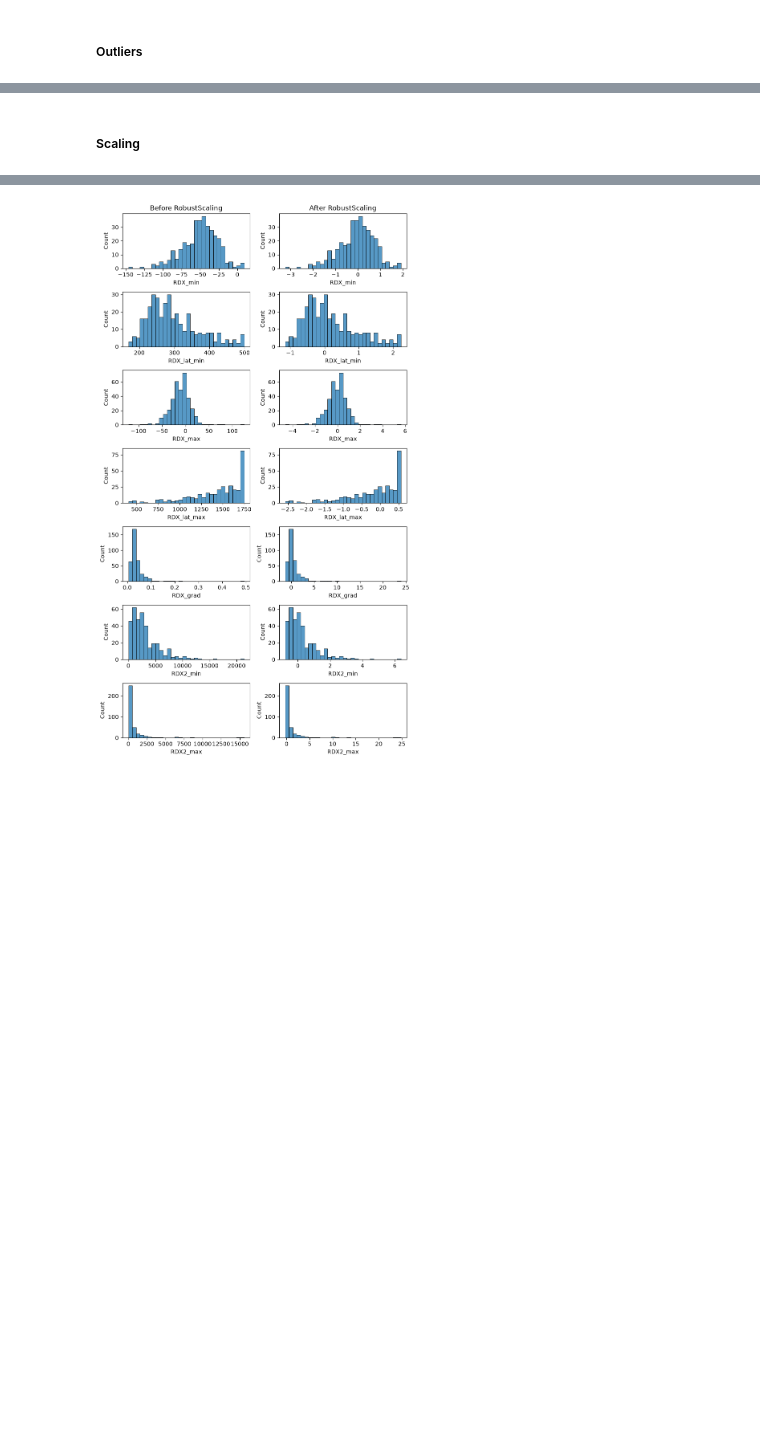
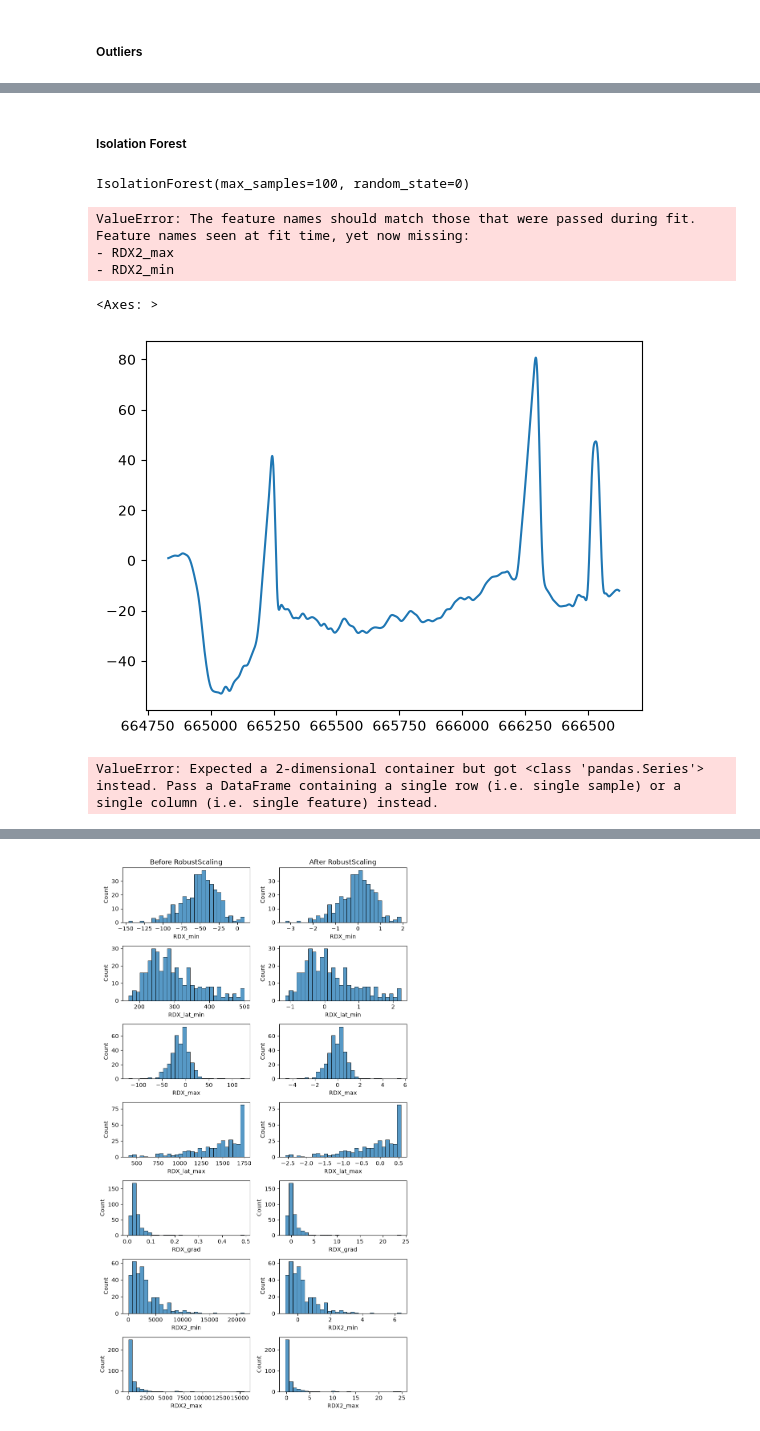
Before and after one commit to arthbreaker/2026_M1_internship, a Jupyter notebook: data_preparation.ipynb, the cells around one changed output, grey strips where cells are left out. Saved outputs shown, nothing was run; the diff lists cells and outputs as text; code cells hidden in the pictures; blank space fills up the shorter version.

```diff
--- a/data_preparation.ipynb
+++ b/data_preparation.ipynb
@@ -172,2 +172,60 @@ KeyboardInterrupt:
-# %% [markdown]
-##### Scaling
+# %% [markdown]
+##### Isolation Forest
+# %%
+from sklearn.ensemble import IsolationForest
+
+X = rdx_data.loc[:, ['RDX_min', 'RDX_lat_min', 'RDX_max', 'RDX_lat_max', 'RDX_grad', 'RDX2_min', 'RDX2_max']]
+
+clf = IsolationForest(max_samples=100, random_state=0)
+clf.fit(X)
+# %% [output]
+IsolationForest(max_samples=100, random_state=0)
+# %%
+from sklearn.inspection import DecisionBoundaryDisplay
+
+disp = DecisionBoundaryDisplay.from_estimator(
+    clf,
+    X.loc[:, ['RDX_min', 'RDX_lat_min']],
+    response_method="predict",
+    alpha=0.5,
+)
+disp.ax_.scatter(X[:, 0], X[:, 1], c=y, s=20, edgecolor="k")
+disp.ax_.set_title("Binary decision boundary \nof IsolationForest")
+plt.axis("square")
+plt.show()
+# %% [output]
+ValueError: The feature names should match those that were passed during fit.
+Feature names seen at fit time, yet now missing:
+- RDX2_max
+- RDX2_min
+# %%
+rdx_data[(rdx_data.condition_id=='CTR_61') & (rdx_data.category_objet==1.0) & (rdx_data.valence_negative==1.0)]['RDX_rolling'].plot()
+# %% [output]
+<Axes: >
+[figure, added]
+# %%
+from sklearn.ensemble import IsolationForest
+
+# Feature selection: We'll use only the 'Cost(€/MWh)' column for anomaly detection
+X = rdx_data[(rdx_data.condition_id=='CTR_61') & (rdx_data.category_objet==1.0) & (rdx_data.valence_negative==1.0)]['RDX_rolling']
+
+# Initialize the Isolation Forest model
+model = IsolationForest(contamination=0.05, random_state=42)  # Adjust contamination as needed
+
+# Fit the model
+model.fit(X)
+
+# Predict anomalies (1 for normal, -1 for anomalies)
+model.predict(X)
+
+# # Visualize anomalies
+# plt.figure(figsize=(20, 6))
+# plt.plot(df_France['Datetime'], df_France['Cost(€/MWh)'], label='Cost(€/MWh)')
+# plt.scatter(df_France['Datetime'][df_France['Anomaly'] == -1], df_France['Cost(€/MWh)'][df_France['Anomaly'] == -1], color='red', label='Anomalies')
+# plt.xlabel('DateTime')
+# plt.ylabel('RDX')
+# plt.title('Anomaly Detection using Isolation Forest')
+# plt.legend()
+# plt.show()
+# %% [output]
+ValueError: Expected a 2-dimensional container but got <class 'pandas.Series'> instead. Pass a DataFrame containing a single row (i.e. single sample) or a single column (i.e. single feature) instead.
```
Also changed, not shown: parts of 5 cells of this notebook, 13 other files.
